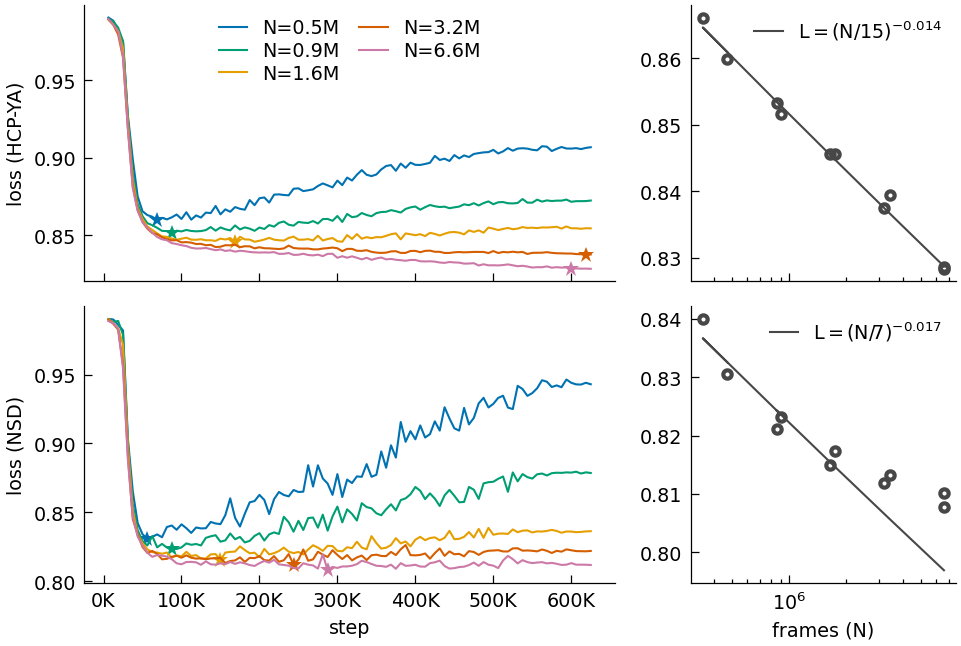
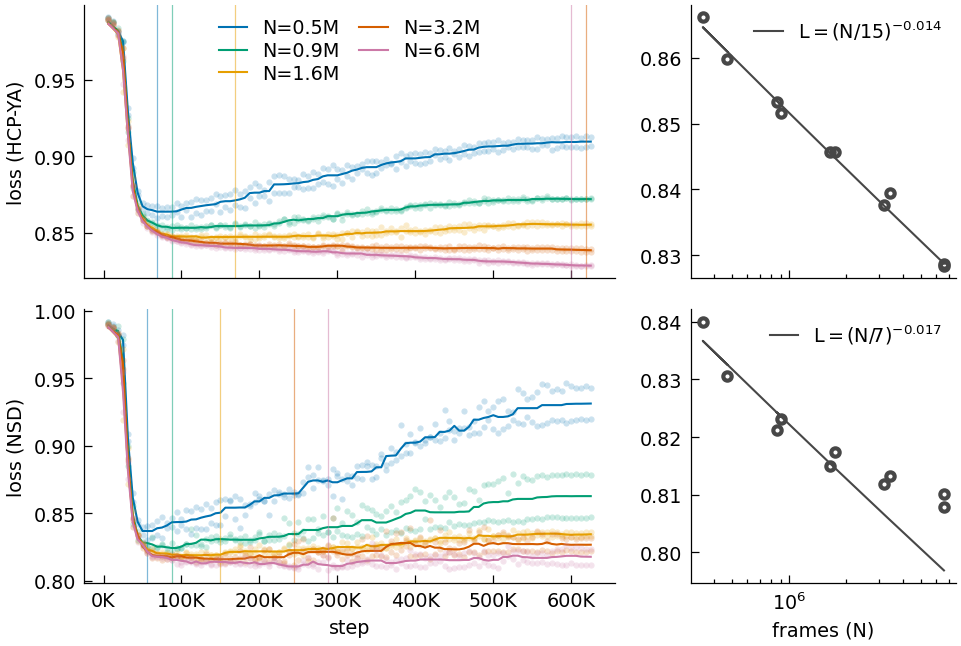
The change to this notebook cell's code, shown as a diff; its figure went from the first image to the second:
--- before
+++ after
@@ -2,4 +2,6 @@
 # left col: test loss curves (aspect 2)
 # right col: power law plots
+num_shards = [100, 200, 400, 800, 1600]
+
 f = plt.figure(figsize=(PLOTW, 2.2), constrained_layout=True)
 gs = f.add_gridspec(2, 3)
@@ -10,44 +12,43 @@
 ax4 = f.add_subplot(gs[1, 2], sharex=ax3)
 
-# first trial only for loss curves
-sub_logs = train_logs.query("trial == 1")
-
 # steps
 x = np.arange(1, 101) * 6250
+
+# rolling median width
+window_size = 5
 
 line_color = colors[-1]
 
 # loss curve for each dataset size
-# best epoch indicated with star
-for ii, (n, group) in enumerate(sub_logs.groupby("num_shards")):
+# both trials shown as transparent dots, rolling median line, best epochs as vlines
+for ii, n in enumerate(num_shards):
+    group = train_logs.query(f"num_shards == {n}")
     key = f"n{n}_1"
     num_frames = split_counts.loc[key, "frames"]
-    best_row = best_losses.loc[key]
-    # plot hcp
-    ax1.plot(
-        x,
-        group["eval/hcp-val/loss"].values,
-        lw=0.5,
-        color=colors[ii],
-        label=f"N={num_frames / 1e6:.1f}M",
-    )
-    ax1.plot(
-        [x[int(best_row["hcp_epoch"])]],
-        [best_row["hcp_loss"]],
-        "*",
-        color=colors[ii],
-        ms=4,
-        mec="none",
-    )
-    # plot nsd
-    ax2.plot(x, group["eval/nsd-val/loss"].values, lw=0.5, color=colors[ii])
-    ax2.plot(
-        [x[int(best_row["nsd_epoch"])]],
-        [best_row["nsd_loss"]],
-        "*",
-        color=colors[ii],
-        ms=4,
-        mec="none",
-    )
+
+    # plot both trials as transparent dots
+    for t in [1, 2]:
+        trial_data = group.query(f"trial == {t}")
+        ax1.plot(
+            x, trial_data["eval/hcp-val/loss"].values, ".", color=colors[ii], alpha=0.2, ms=1.0
+        )
+        ax2.plot(
+            x, trial_data["eval/nsd-val/loss"].values, ".", color=colors[ii], alpha=0.2, ms=1.0
+        )
+
+    # rolling median combining both trials
+    hcp_median = group.groupby("epoch")["eval/hcp-val/loss"].median()
+    hcp_rolling = hcp_median.rolling(window_size, center=True, min_periods=1).median()
+    nsd_median = group.groupby("epoch")["eval/nsd-val/loss"].median()
+    nsd_rolling = nsd_median.rolling(window_size, center=True, min_periods=1).median()
+
+    ax1.plot(x, hcp_rolling.values, lw=0.5, color=colors[ii], label=f"N={num_frames / 1e6:.1f}M")
+    ax2.plot(x, nsd_rolling.values, lw=0.5, color=colors[ii])
+
+    # best epochs as transparent vlines
+    for t in [1]:
+        best_row = best_losses.loc[f"n{n}_{t}"]
+        ax1.axvline(x[int(best_row["hcp_epoch"])], alpha=0.5, lw=0.3, color=colors[ii])
+        ax2.axvline(x[int(best_row["nsd_epoch"])], alpha=0.5, lw=0.3, color=colors[ii])
 
 ax1.tick_params("x", labelbottom=False)

Commit: update data scaling figures